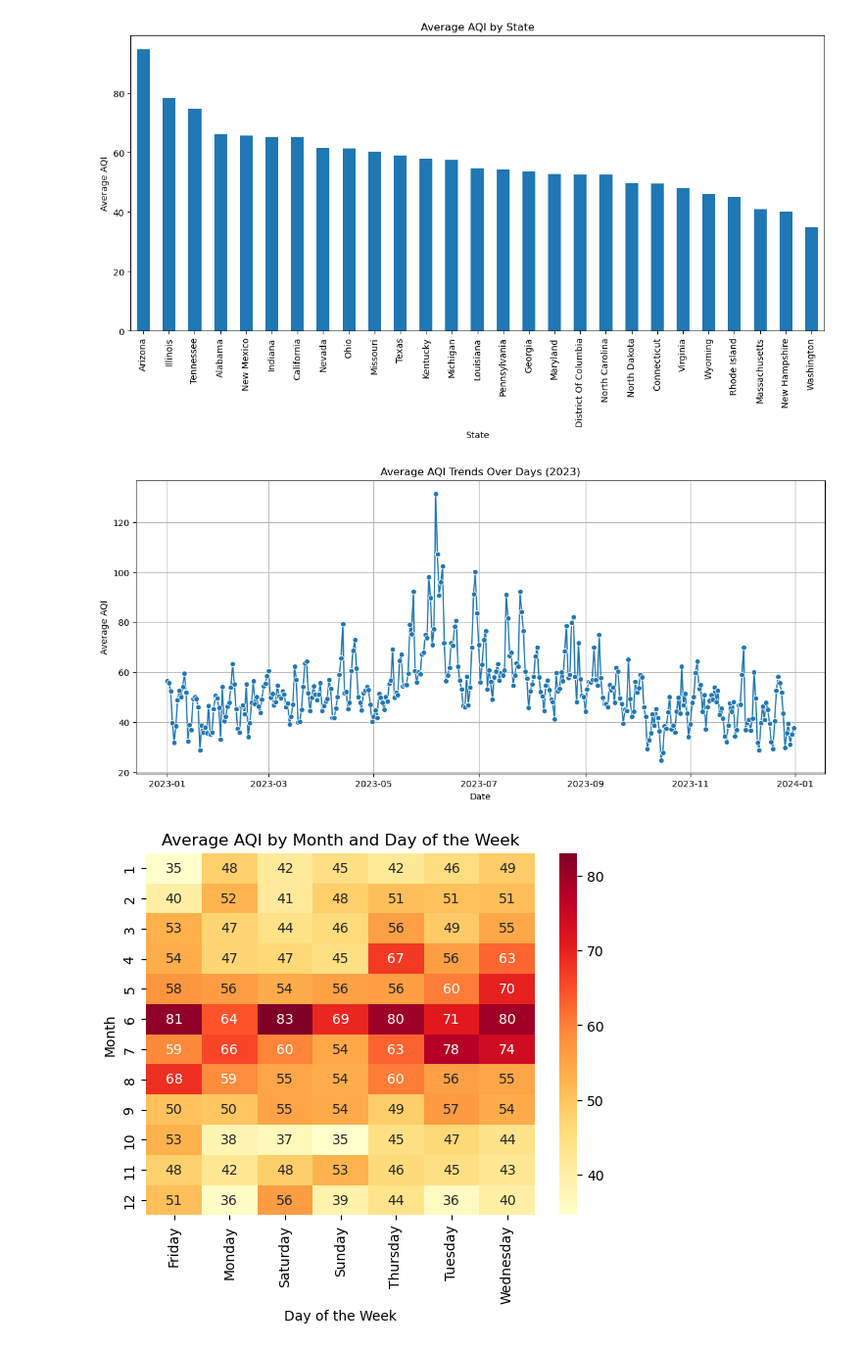
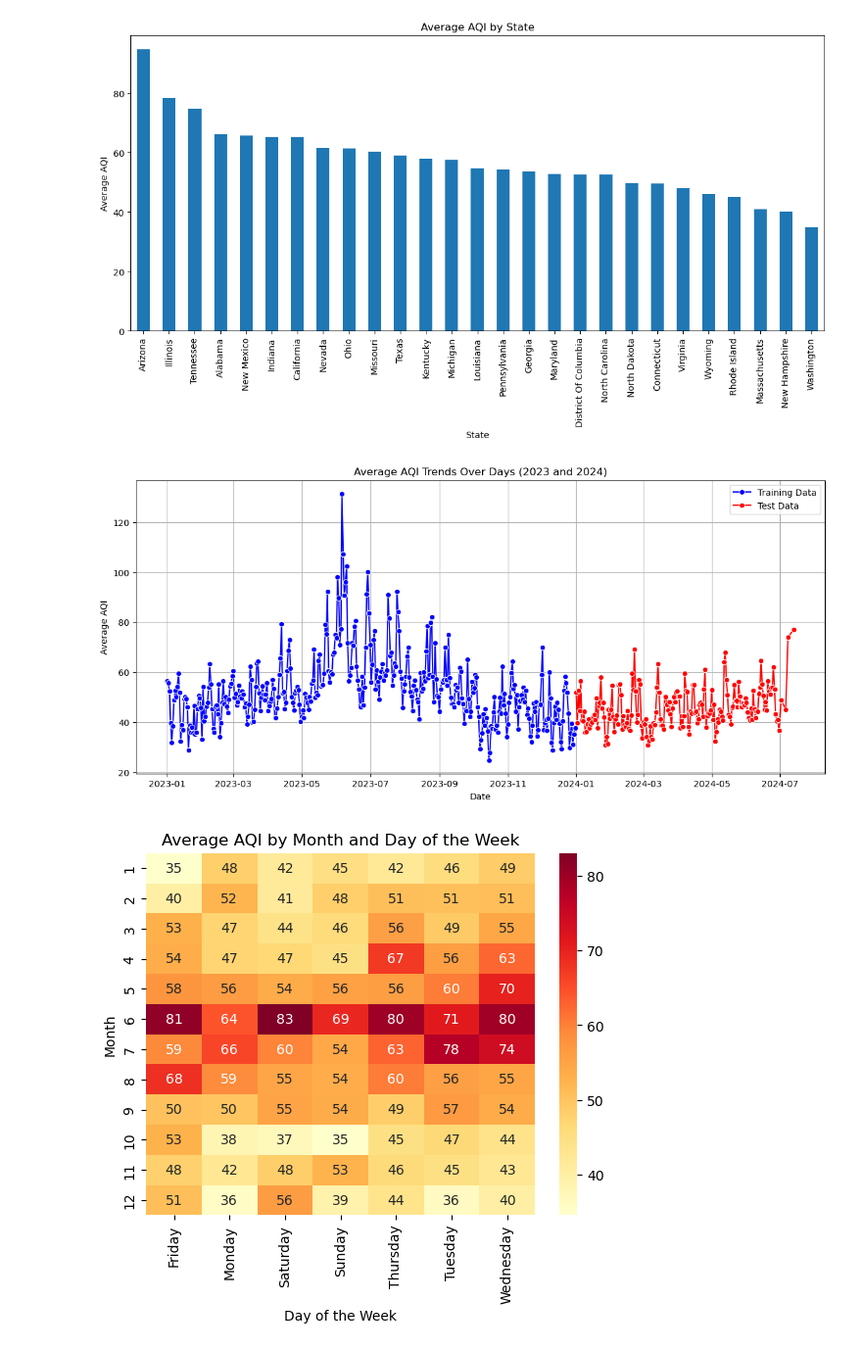
Before and after one commit to nehajanar/Air-Quality-Detection, a Jupyter notebook: code/aqi_prediction.ipynb, the cells around one changed output. Shown at 98% size. Saved outputs shown, nothing was run; the diff lists cells and outputs as text; code cells hidden in the pictures.

Commit message:
update eda visualization with test data

```diff
--- a/code/aqi_prediction.ipynb
+++ b/code/aqi_prediction.ipynb
@@ -729,0 +735,6 @@ Number of duplicates remaining: 0
+# %%
+# Remove duplicate rows
+main_test = main_test.drop_duplicates()
+
+# Confirm duplicates have been removed
+print(f"Number of duplicates remaining: {main_test.duplicated().sum()}")
@@ -745,3 +758,17 @@ missing_dates = date_range.difference(main_df['Date Local'])
 print(f"Number of missing dates: {len(missing_dates)}")
 # %% [output]
 Number of missing dates: 0
+# %%
+# Convert 'Date Local' to datetime format for test dataframe
+main_test['Date Local'] = pd.to_datetime(main_test['Date Local'])
+
+# Extract useful date components (e.g., year, month, day)
+main_test['Year']  = main_test['Date Local'].dt.year
+main_test['Month'] = main_test['Date Local'].dt.month
+main_test['Day']   = main_test['Date Local'].dt.day
+
+# Check for gaps in the time-series data
+date_range_test = pd.date_range(start=main_test['Date Local'].min(), end=main_test['Date Local'].max())
+missing_dates_test = date_range_test.difference(main_test['Date Local'])
+
+print(f"Number of missing dates: {len(missing_dates_test)}")
@@ -812,17 +843,23 @@ plt.show()
 [figure]
 # %%
 # Figure 3: Average AQI trends over days
-daily_aqi = main_df.groupby('Date Local')['AQI'].mean().reset_index()
+daily_aqi_train = main_df.groupby('Date Local')['AQI'].mean().reset_index()
+daily_aqi_test = main_test.groupby('Date Local')['AQI'].mean().reset_index()
 
 plt.figure(figsize=(14, 6))
-sns.lineplot(data=daily_aqi, x='Date Local', y='AQI', marker='o')
-plt.title('Average AQI Trends Over Days (2023)')
+
+sns.lineplot(data=daily_aqi_train, x='Date Local', y='AQI', label='Training Data', color='blue', marker='o')
+
+sns.lineplot(data=daily_aqi_test, x='Date Local', y='AQI', label='Test Data', color='red', marker='o')
+
+plt.title('Average AQI Trends Over Days (2023 and 2024)')
 plt.xlabel('Date')
 plt.ylabel('Average AQI')
+plt.legend()
 plt.grid(True)
 plt.show()
 # %% [output]
-[figure, old version]
+[figure, new version]
 # %%
 # Figure 4: Average AQI by month and day of the week
 main_df['Day of Week'] = main_df['Date Local'].dt.day_name()
```
Also changed, not shown: parts of 7 cells of this notebook.
